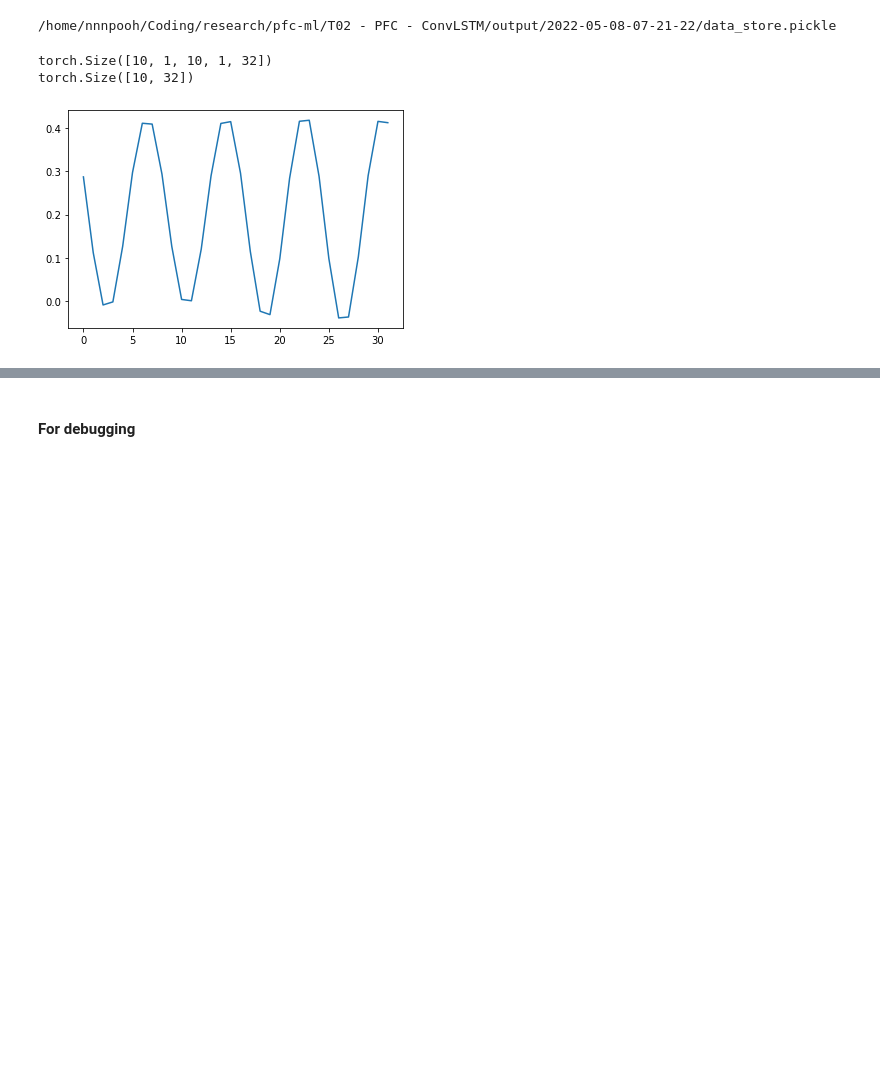
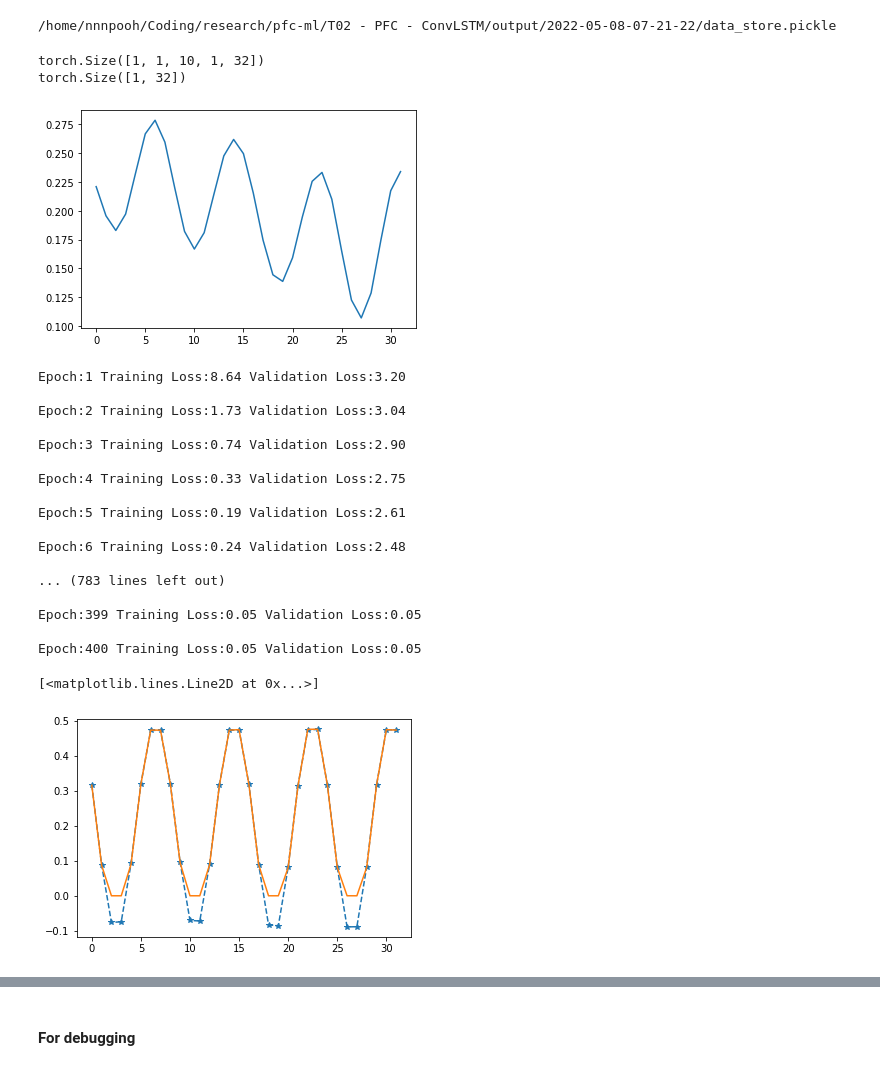
Before and after one commit to nnnpooh/pfc-ml, a Jupyter notebook: T04 - Pytorch ConvLSTM/C2 - ConvLSTM.ipynb, the cells around one changed output, grey strips where cells are left out. Saved outputs shown, nothing was run; the diff lists cells and outputs as text; code cells hidden in the pictures; blank space fills up the shorter version.

```diff
--- a/T04 - Pytorch ConvLSTM/C2 - ConvLSTM.ipynb
+++ b/T04 - Pytorch ConvLSTM/C2 - ConvLSTM.ipynb
@@ -229,9 +241,9 @@ in_channels = 1
 out_channels = 10
 kernel_size = (1, 3)
 padding = "same"
-activation = "relu"
+activation = "tanh"
 frame_size = (1, 32)
-batch_size = 10
+batch_size = 1
 seq_length = 10
 num_channels = in_channels
 num_kernels = out_channels
@@ -312,9 +324,9 @@ phi_ = train_[0][-1, 0, 0, 0, :].cpu().detach().numpy()
 plt.plot(phi_)
 plt.show()
 # %% [output]
-torch.Size([10, 1, 10, 1, 32])
-torch.Size([10, 32])
+torch.Size([1, 1, 10, 1, 32])
+torch.Size([1, 32])
-[figure, old version]
+[figure, new version]
 # %%
 model = Seq2Seq(
     num_channels, num_kernels, kernel_size, padding, activation, frame_size, num_layers
@@ -322,3 +334,58 @@ model = Seq2Seq(
 
 optim = Adam(model.parameters(), lr=1e-2)
 criterion = nn.MSELoss(reduction="sum")
+# %%
+num_epochs = 400
+(input, target) = next(iter(train_loader))
+
+for epoch in range(1, num_epochs + 1):
+
+    train_loss = 0
+    model.train() #https://stackoverflow.com/a/51433411
+    output = model(input)
+    loss = criterion(output.flatten(), target.flatten())
+    loss.backward()
+    optim.step()
+    optim.zero_grad()
+    train_loss += loss.item()
+    train_loss /= batch_size
+
+    val_loss = 0
+    model.eval()
+    with torch.no_grad():
+        output = model(input)
+        loss = criterion(output.flatten(), target.flatten())
+        val_loss += loss.item()
+    val_loss /= batch_size
+
+    print(
+        "Epoch:{} Training Loss:{:.2f} Validation Loss:{:.2f}\n".format(
+            epoch, train_loss, val_loss
+        )
+    )
+
+
+phiPred = output[-1,0,0,:].cpu().detach().numpy()
+phi = target[-1,:].cpu().detach().numpy()
+plt.plot(phi, '--*')
+plt.plot(phiPred)
+# %% [output]
+Epoch:1 Training Loss:8.64 Validation Loss:3.20
+
+Epoch:2 Training Loss:1.73 Validation Loss:3.04
+
+Epoch:3 Training Loss:0.74 Validation Loss:2.90
+
+Epoch:4 Training Loss:0.33 Validation Loss:2.75
+
+Epoch:5 Training Loss:0.19 Validation Loss:2.61
+
+Epoch:6 Training Loss:0.24 Validation Loss:2.48
+
+... (783 lines left out)
+
+Epoch:399 Training Loss:0.05 Validation Loss:0.05
+
+Epoch:400 Training Loss:0.05 Validation Loss:0.05
+[<matplotlib.lines.Line2D at 0x...>]
+[figure, added]
```
Also changed, not shown: parts of 11 cells of this notebook.
